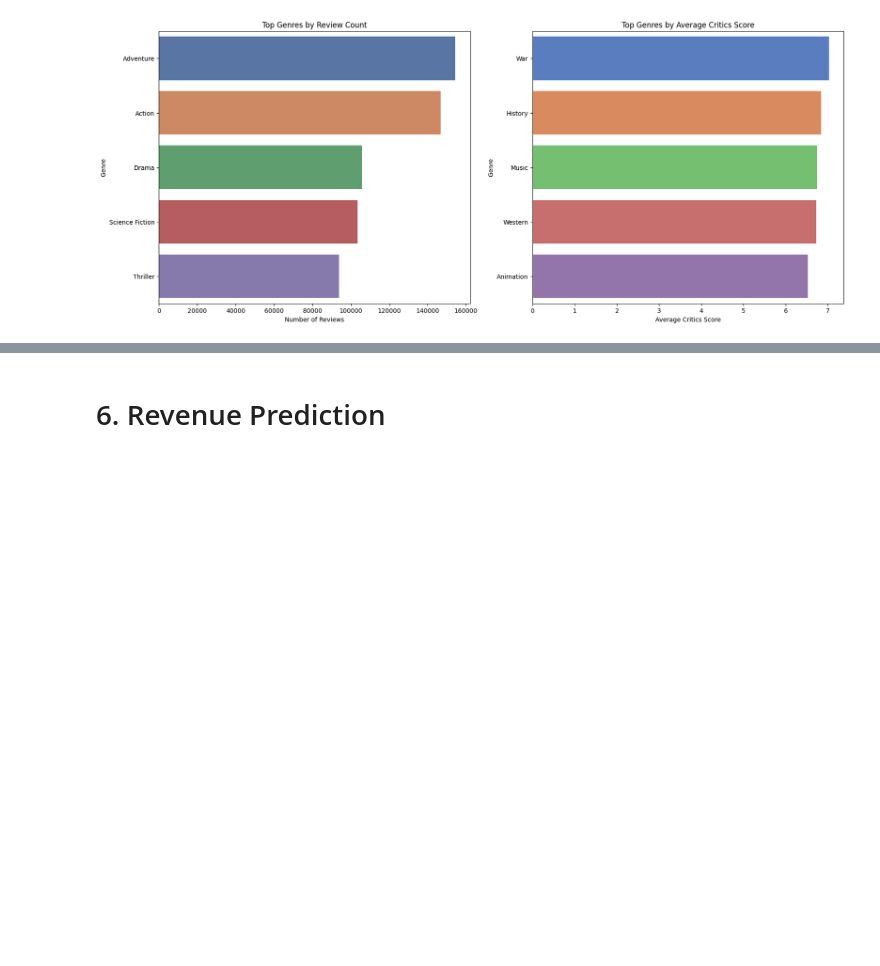
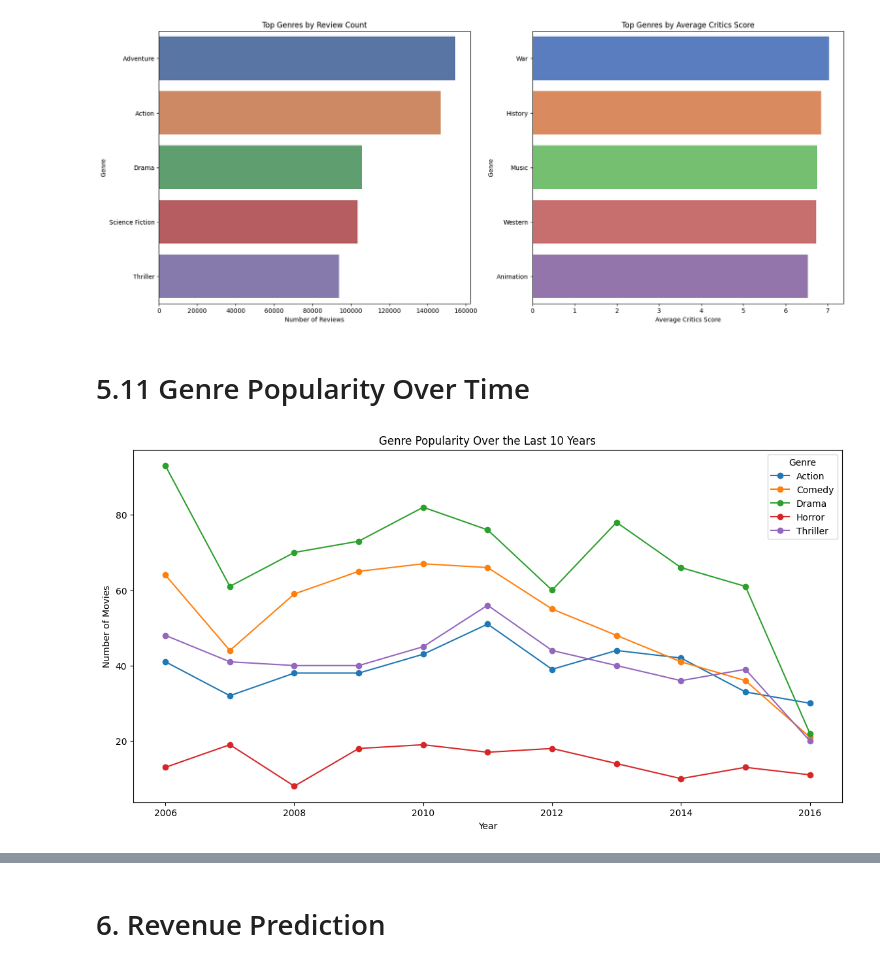
Before and after one commit to lAmiR1HosseiNl/Data_Science_Final_Project, a Jupyter notebook: AliShokoohi_400521477_AmirHosseinRaeghi_400522373/project.ipynb, the cells around one changed output, grey strips where cells are left out. Drawn from its saved outputs; the diff is of its cells as text; code cells hidden in the pictures; blank space fills up the shorter version.

```diff
--- a/AliShokoohi_400521477_AmirHosseinRaeghi_400522373/project.ipynb
+++ b/AliShokoohi_400521477_AmirHosseinRaeghi_400522373/project.ipynb
@@ -579,3 +579,35 @@ Passing `palette` without assigning `hue` is deprecated and will be removed in v
 
   sns.barplot(x=top_genres_critics.values, y=top_genres_critics.index, ax=axes[1], palette='muted')
 [figure]
+# %% [markdown]
+# 5.11 Genre Popularity Over Time
+# %%
+# 5.9 Genre Popularity Over Time
+
+# Filtering for the last 10 years
+df_last10 = df_genres[df_genres['release_year'] >= (current_year - 10)].copy()
+
+# Define selected genres to analyze
+selected_genres = ['Action', 'Drama', 'Comedy', 'Thriller', 'Horror']
+
+# Filter genres
+df_selected_genres = df_last10[df_last10['genres_list'].isin(selected_genres)].copy()
+
+# Count number of movies per genre per year
+genre_popularity = (
+    df_selected_genres
+    .groupby(['release_year', 'genres_list'])['rt_movie_id']
+    .count()
+    .unstack()
+    .fillna(0)
+)
+
+# Plotting
+genre_popularity.plot(kind='line', figsize=(14,7), marker='o')
+plt.xlabel('Year')
+plt.ylabel('Number of Movies')
+plt.title('Genre Popularity Over the Last 10 Years')
+plt.legend(title='Genre')
+plt.show()
+# %% [output]
+[figure, added]
```
Also changed, not shown: parts of 18 cells of this notebook.
